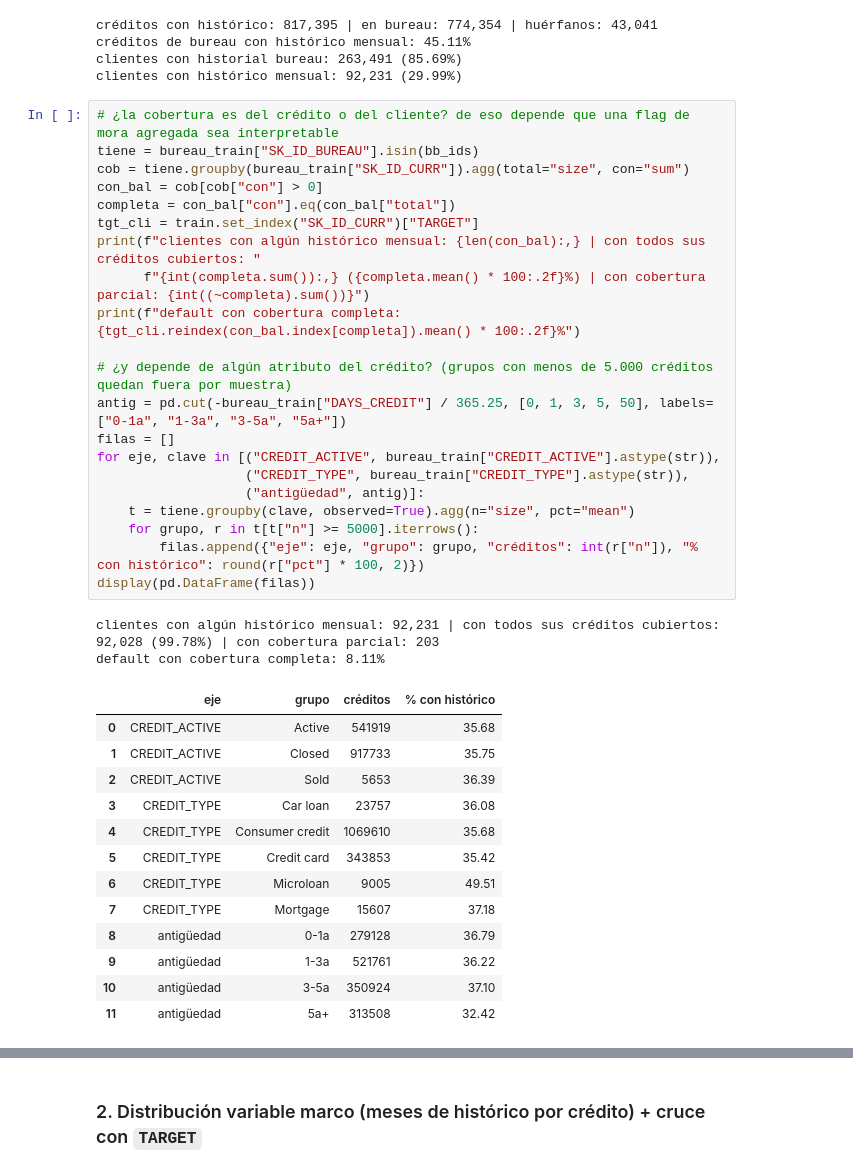
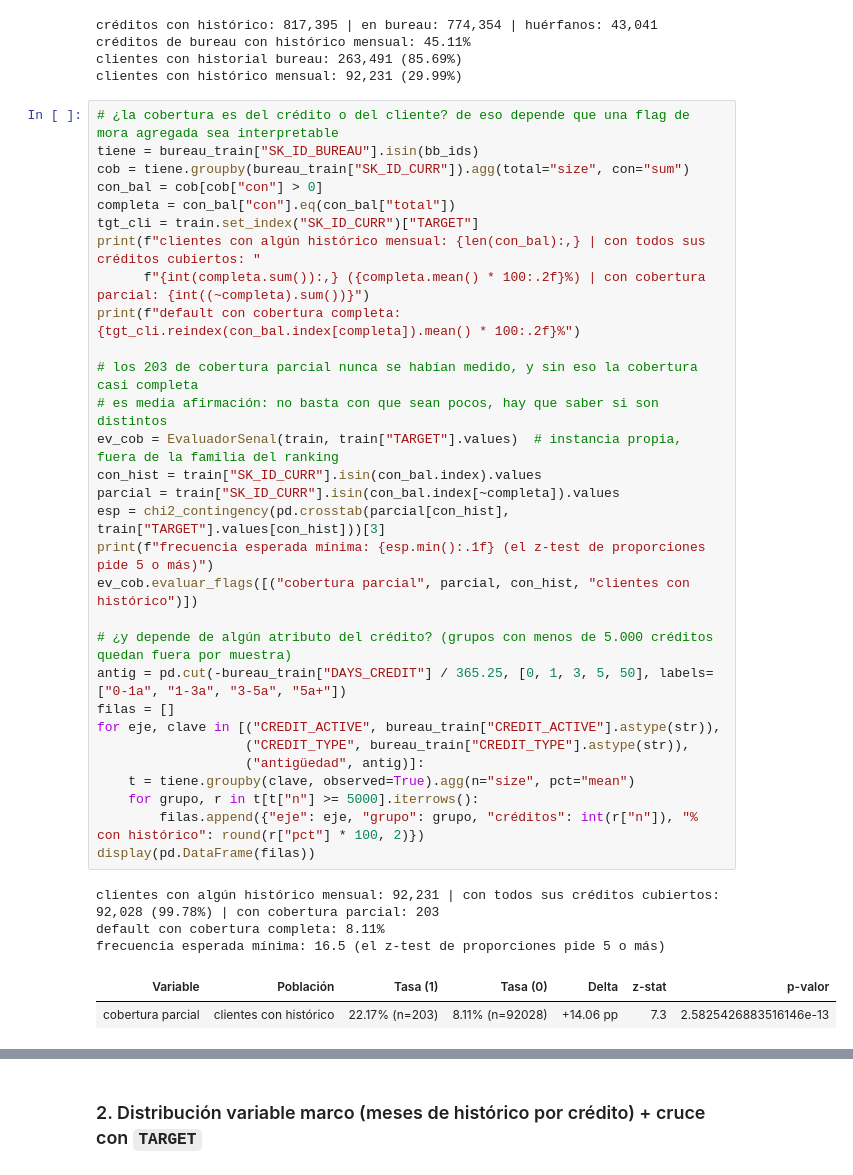
Before and after one commit to yeraybc/home-credit-default-risk, a Jupyter notebook: notebooks/03_eda_bureau_balance.ipynb, the cells around one changed output, grey strips where cells are left out. Cells and saved outputs as stored; diff of their text form.

```diff
--- a/notebooks/03_eda_bureau_balance.ipynb
+++ b/notebooks/03_eda_bureau_balance.ipynb
@@ -104,37 +104,36 @@ clientes con histórico mensual: 92,231 (29.99%)
 # %%
 # ¿la cobertura es del crédito o del cliente? de eso depende que una flag de mora agregada sea interpretable
 tiene = bureau_train["SK_ID_BUREAU"].isin(bb_ids)
 cob = tiene.groupby(bureau_train["SK_ID_CURR"]).agg(total="size", con="sum")
 con_bal = cob[cob["con"] > 0]
 completa = con_bal["con"].eq(con_bal["total"])
 tgt_cli = train.set_index("SK_ID_CURR")["TARGET"]
 print(f"clientes con algún histórico mensual: {len(con_bal):,} | con todos sus créditos cubiertos: "
       f"{int(completa.sum()):,} ({completa.mean() * 100:.2f}%) | con cobertura parcial: {int((~completa).sum())}")
 print(f"default con cobertura completa: {tgt_cli.reindex(con_bal.index[completa]).mean() * 100:.2f}%")
 
+# los 203 de cobertura parcial nunca se habían medido, y sin eso la cobertura casi completa
+# es media afirmación: no basta con que sean pocos, hay que saber si son distintos
+ev_cob = EvaluadorSenal(train, train["TARGET"].values)  # instancia propia, fuera de la familia del ranking
+con_hist = train["SK_ID_CURR"].isin(con_bal.index).values
+parcial = train["SK_ID_CURR"].isin(con_bal.index[~completa]).values
+esp = chi2_contingency(pd.crosstab(parcial[con_hist], train["TARGET"].values[con_hist]))[3]
+print(f"frecuencia esperada mínima: {esp.min():.1f} (el z-test de proporciones pide 5 o más)")
+ev_cob.evaluar_flags([("cobertura parcial", parcial, con_hist, "clientes con histórico")])
+
 # ¿y depende de algún atributo del crédito? (grupos con menos de 5.000 créditos quedan fuera por muestra)
 antig = pd.cut(-bureau_train["DAYS_CREDIT"] / 365.25, [0, 1, 3, 5, 50], labels=["0-1a", "1-3a", "3-5a", "5a+"])
 filas = []
 for eje, clave in [("CREDIT_ACTIVE", bureau_train["CREDIT_ACTIVE"].astype(str)),
                    ("CREDIT_TYPE", bureau_train["CREDIT_TYPE"].astype(str)),
                    ("antigüedad", antig)]:
     t = tiene.groupby(clave, observed=True).agg(n="size", pct="mean")
     for grupo, r in t[t["n"] >= 5000].iterrows():
         filas.append({"eje": eje, "grupo": grupo, "créditos": int(r["n"]), "% con histórico": round(r["pct"] * 100, 2)})
 display(pd.DataFrame(filas))
 # %% [output]
 clientes con algún histórico mensual: 92,231 | con todos sus créditos cubiertos: 92,028 (99.78%) | con cobertura parcial: 203
 default con cobertura completa: 8.11%
+frecuencia esperada mínima: 16.5 (el z-test de proporciones pide 5 o más)
-|  | eje | grupo | créditos | % con histórico |
-| 0 | CREDIT_ACTIVE | Active | 541919 | 35.68 |
-| 1 | CREDIT_ACTIVE | Closed | 917733 | 35.75 |
-| 2 | CREDIT_ACTIVE | Sold | 5653 | 36.39 |
-| 3 | CREDIT_TYPE | Car loan | 23757 | 36.08 |
-| 4 | CREDIT_TYPE | Consumer credit | 1069610 | 35.68 |
-| 5 | CREDIT_TYPE | Credit card | 343853 | 35.42 |
-| 6 | CREDIT_TYPE | Microloan | 9005 | 49.51 |
-| 7 | CREDIT_TYPE | Mortgage | 15607 | 37.18 |
-| 8 | antigüedad | 0-1a | 279128 | 36.79 |
-| 9 | antigüedad | 1-3a | 521761 | 36.22 |
-| 10 | antigüedad | 3-5a | 350924 | 37.10 |
-| 11 | antigüedad | 5a+ | 313508 | 32.42 |
+| Variable | Población | Tasa (1) | Tasa (0) | Delta | z-stat | p-valor |
+| cobertura parcial | clientes con histórico | 22.17% (n=203) | 8.11% (n=92028) | +14.06 pp | 7.3 | 2.5825426883516146e-13 |
```
Also changed, not shown: parts of 3 cells of this notebook.
